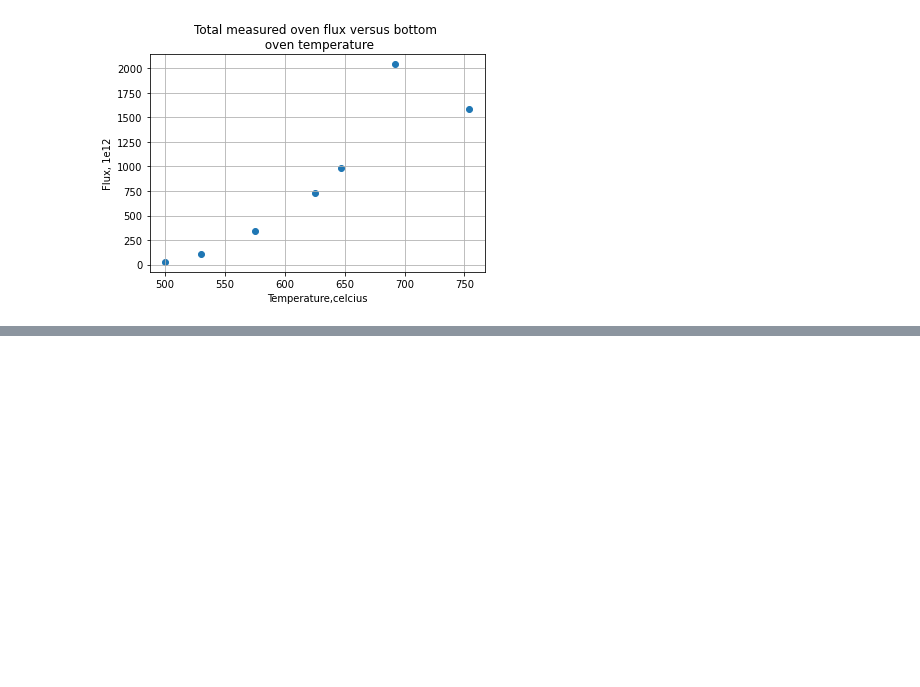
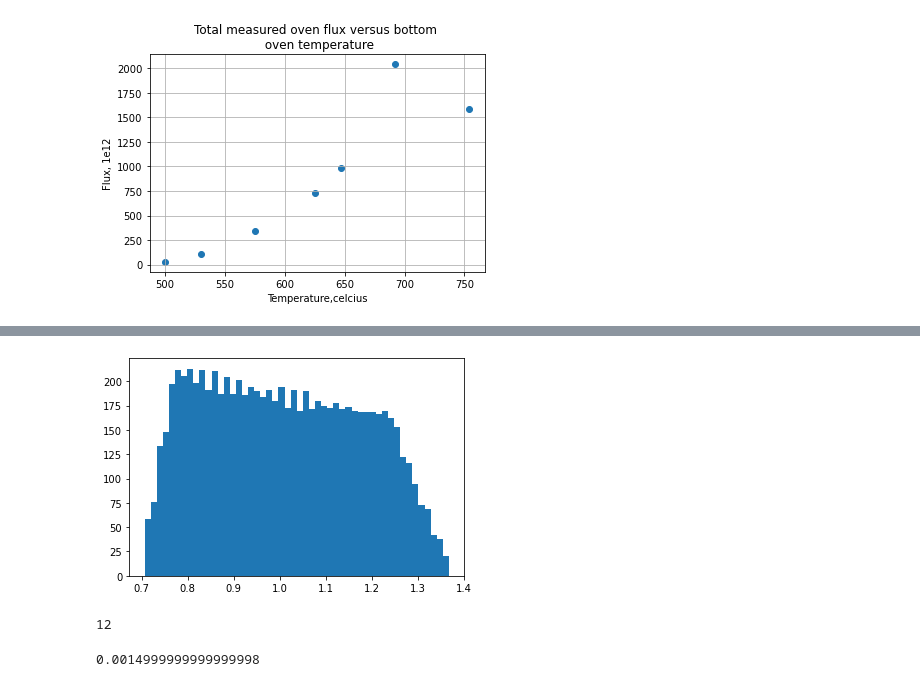
Before and after one commit to BillyTheKidPhysicist/pythonNotebooksAndTools, a Jupyter notebook: ovenFluxMeasure.ipynb, the cells around one changed output, grey strips where cells are left out. Cells and saved outputs as stored; diff of their text form; code cells hidden in the pictures; blank space fills up the shorter version.

```diff
--- a/ovenFluxMeasure.ipynb
+++ b/ovenFluxMeasure.ipynb
@@ -217,7 +224,7 @@ print('sigma0: ',sigma0,'m')
 sigma0:  6.22852143375e-06 m
 # %%
 #--counts to scattering rate----
-countsToScattering=7416.0 #from jeremy. I have not double checked
+countsToScattering=6903.0 #from jeremy. I have not double checked
 
 #----other constants---
 lam=671e-9
@@ -236,8 +240,8 @@ scattering/1e6 #365.705208
 #since the density is assumed to be constant over the area of interest, that can come out of the integral
 
 
-atomBeamArea=np.pi*(atomicBeamRadius**2)
+atomBeamArea=np.pi*(atomicBeamRadiusMeasured**2)
 areaDensity=atomBeamArea*peakDensity
 flux=areaDensity*peakVelocity
-print('flux',np.round(flux/1e12),' 1e12')
+print('flux',np.round(flux/1e12),' 1e12') #330
 # %% [output]
@@ -255,0 +270,30 @@ plt.show()
+# %%
+atomBeamRadiusBounds=(atomicBeamRadiusMeasured-5*pixelSizeMeasured,atomicBeamRadiusMeasured+5*pixelSizeMeasured)
+P_Bounds=(P_Measured*.95,P_Measured*1.05)
+pixelSizeBounds=(pixelSizeMeasured-5e-6,pixelSizeMeasured+5e-6)
+errorBounds=[atomBeamRadiusBounds,P_Bounds,pixelSizeBounds]
+
+valNominal=np.pi*(atomicBeamRadiusMeasured**2)/(overlapIntegral*I0)
+def error_Fraction(atomicBeamRadius,P,pixelSize):
+    areaError=np.pi*atomicBeamRadius**2
+    overlapIntegralError=overlap_Integral(atomicBeamRadius,pixelSize)
+    I0_Error=(2*P/(np.pi*waist**2))
+    valError=areaError/(overlapIntegralError*I0_Error)
+    return valError/valNominal
+wrapper = lambda X: error_Fraction(X[0],X[1],X[2])
+# %%
+import time
+import multiprocess as mp
+testValsArrList=[]
+points=20
+for bound in errorBounds:
+    assert len(bound)==2
+    arr=np.linspace(bound[0],bound[1],points)
+    testValsArrList.append(arr)
+X_Test=np.asarray(np.meshgrid(*testValsArrList)).T.reshape(-1,len(testValsArrList))
+assert len(X_Test)==points**3
+t=time.time()
+with mp.Pool(10) as pool:
+    errorFractions=pool.map(wrapper,X_Test)
+print(time.time()-t)
+len(errorFractions)
@@ -255,0 +320,11 @@ plt.show()
+# %%
+plt.hist(errorFractions,bins=50)
+plt.show()
+int(np.std(errorFractions)*flux/1e12)
+# %% [output]
+[figure, added]
+12
+# %%
+10*pixelSizeMeasured
+# %% [output]
+0.0014999999999999998
```
Also changed, not shown: parts of 11 cells of this notebook.
